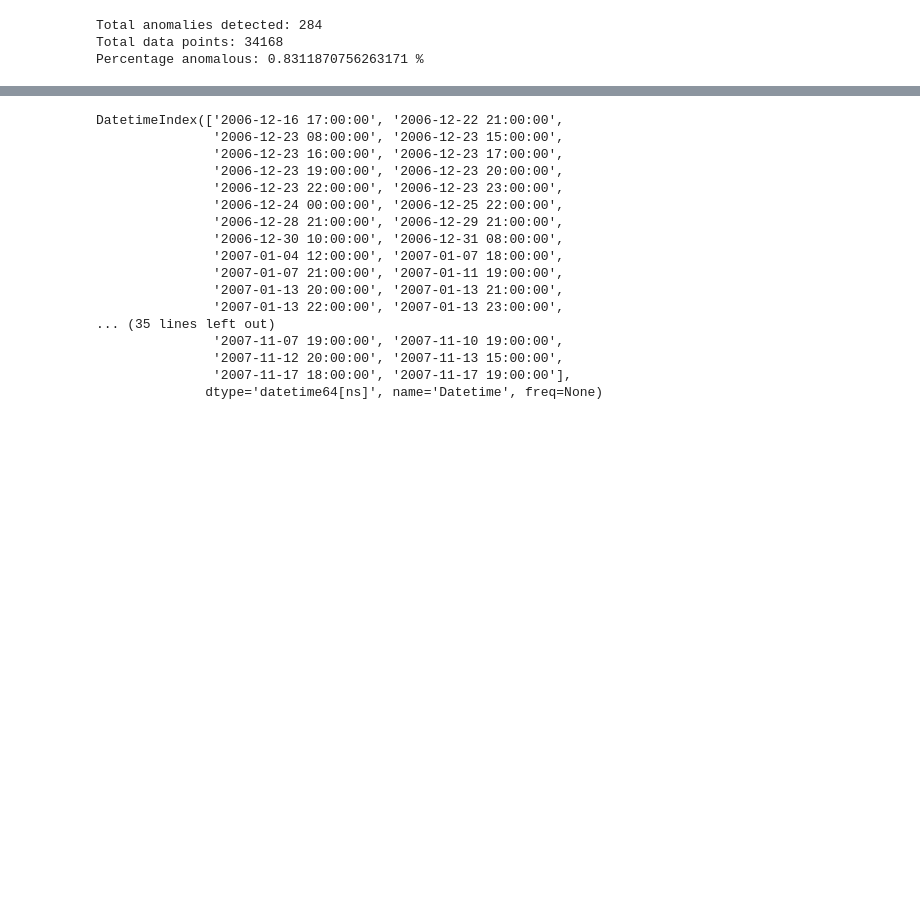
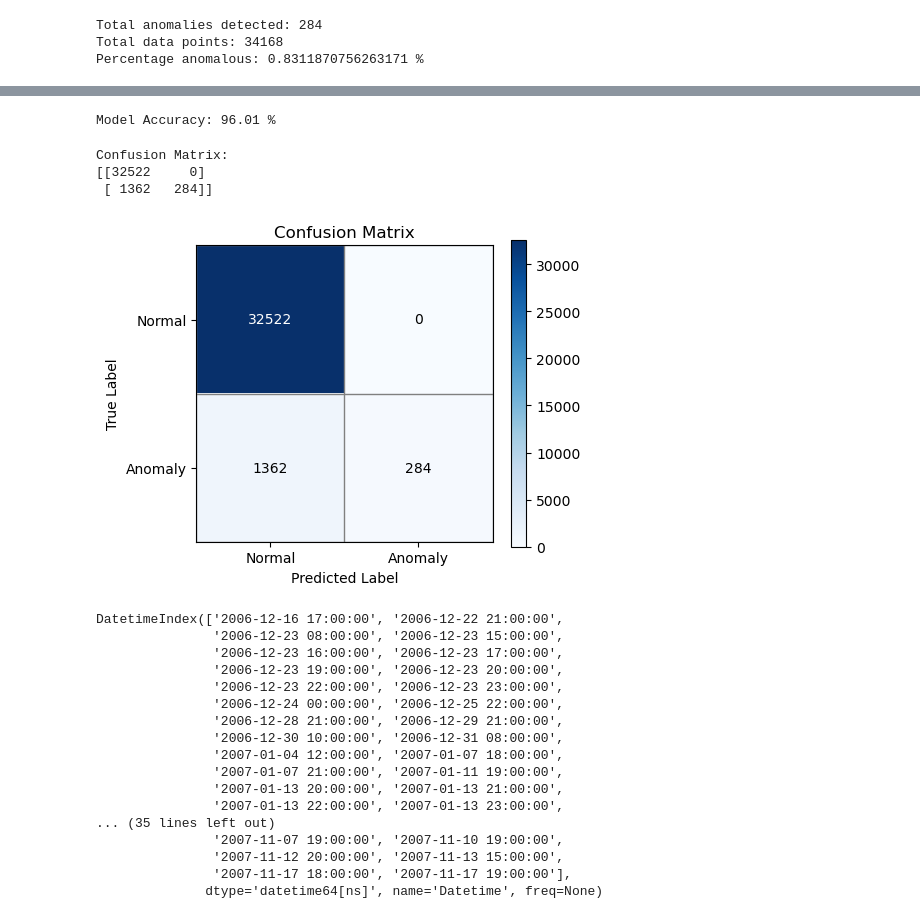
Before and after one commit to yasminsheikh3125/AnomaxR, a Jupyter notebook: notebooks/anomaly_detection.ipynb, the cells around one changed output, grey strips where cells are left out. Saved outputs shown, nothing was run; the diff lists cells and outputs as text; code cells hidden in the pictures; blank space fills up the shorter version.

Commit message:
Added Accuracy and Confusion matrix

```diff
--- a/notebooks/anomaly_detection.ipynb
+++ b/notebooks/anomaly_detection.ipynb
@@ -117,0 +156,10 @@ Percentage anomalous: 0.8311870756263171 %
+# %%
+# STEP 3: Create evaluation dataframe
+
+evaluation_df = pd.DataFrame({
+    "true": df["true_label"],
+    "pred": result["pred_label"]
+}).dropna()
+
+print("Evaluation dataset ready")
+print(evaluation_df.head())
@@ -118,3 +175,55 @@ Percentage anomalous: 0.8311870756263171 %
+# %%
+from sklearn.metrics import accuracy_score
+
+accuracy = accuracy_score(evaluation_df["true"], evaluation_df["pred"])
+
+print("Accuracy:", round(accuracy * 100, 2), "%")
+# %% [output]
+Model Accuracy: 96.01 %
+# %%
+from sklearn.metrics import confusion_matrix
+
+cm = confusion_matrix(evaluation_df["true"], evaluation_df["pred"])
+
+print("Confusion Matrix:")
+print(cm)
+# %% [output]
+Confusion Matrix:
+[[32522     0]
+ [ 1362   284]]
+# %%
+plt.figure(figsize=(5,4))
+
+plt.imshow(cm, interpolation='nearest', cmap='Blues')
+plt.title("Confusion Matrix")
+plt.colorbar()
+
+labels = ["Normal", "Anomaly"]
+tick_marks = np.arange(len(labels))
+
+plt.xticks(tick_marks, labels)
+plt.yticks(tick_marks, labels)
+
+# 🔹 ADD GRID LINES
+plt.gca().set_xticks(np.arange(-.5, len(labels), 1), minor=True)
+plt.gca().set_yticks(np.arange(-.5, len(labels), 1), minor=True)
+plt.grid(which="minor", color="gray", linestyle='-', linewidth=1)
+plt.gca().tick_params(which="minor", size=0)
+
+# 🔹 Add numbers inside boxes
+for i in range(cm.shape[0]):
+    for j in range(cm.shape[1]):
+        plt.text(j, i, cm[i, j],
+                 ha="center", va="center",
+                 color="white" if cm[i, j] > cm.max()/2 else "black")
+
+plt.xlabel("Predicted Label")
+plt.ylabel("True Label")
+
+plt.tight_layout()
+plt.show()
+# %% [output]
+[figure, added]
 # %%
 anomaly_times = anomalies.index
 anomaly_times[:100]
```
Also changed, not shown: parts of 3 cells of this notebook, 1 other file.
